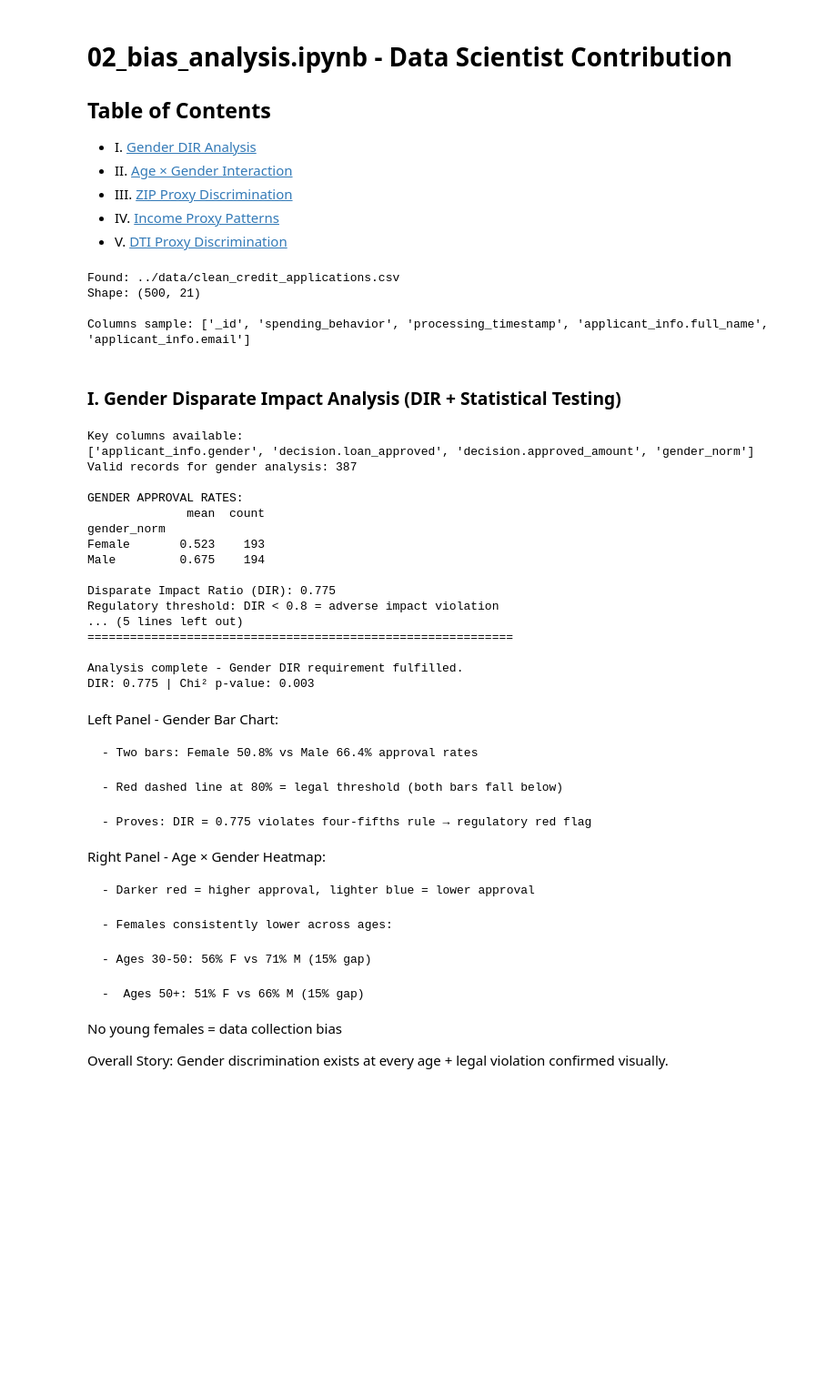
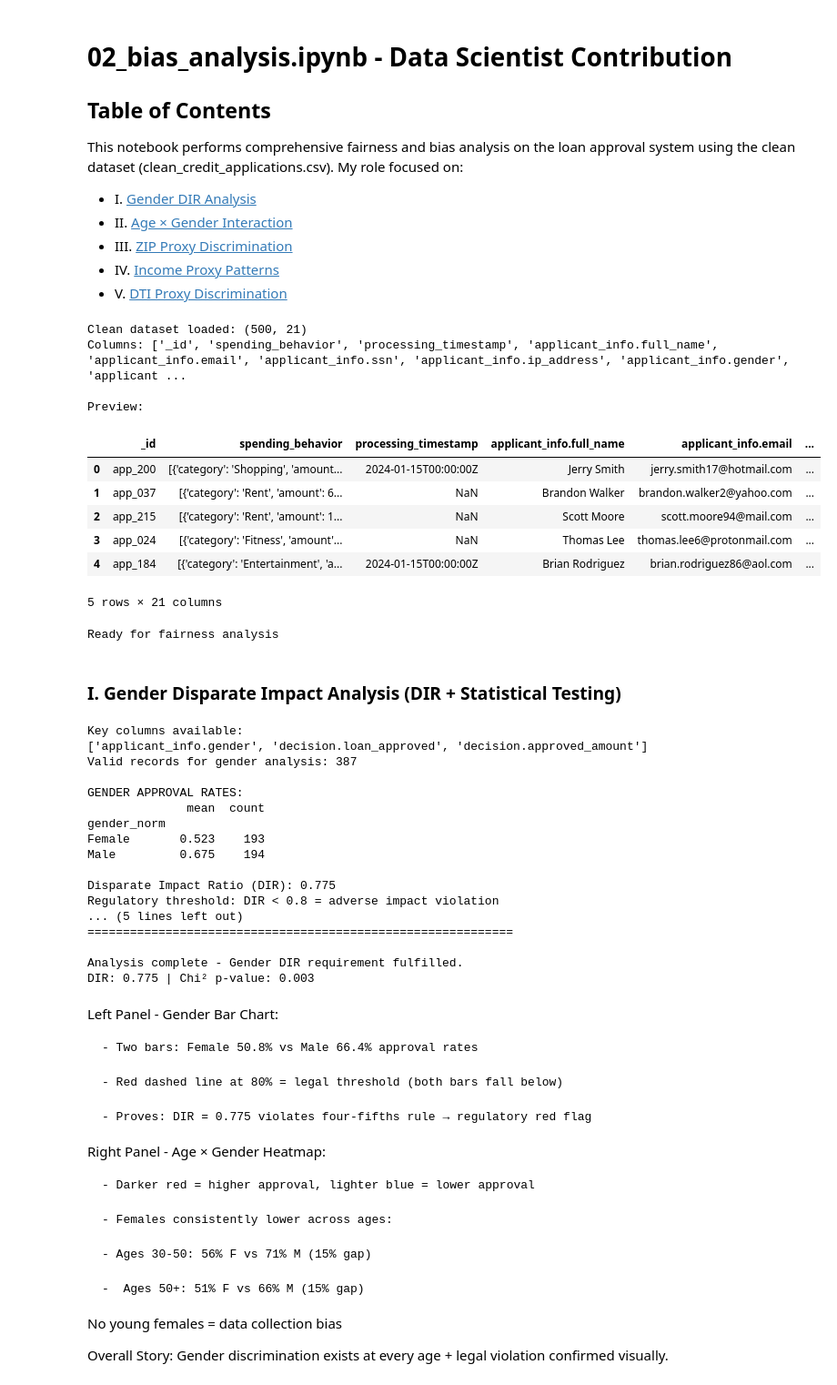
Before and after one commit to korbidietl/dego_gp_txc1, a Jupyter notebook: notebooks/02-bias-analysis.ipynb, the cells around one changed output. Shown at 91% size. Saved outputs shown, nothing was run; the diff lists cells and outputs as text; code cells hidden in the pictures; blank space fills up the shorter version.

Commit message:
Clean Dataset Loaded
Clean Dataset Loaded - Gender Issue

```diff
--- a/notebooks/02-bias-analysis.ipynb
+++ b/notebooks/02-bias-analysis.ipynb
@@ -1,6 +1,9 @@
 # %% [markdown]
 # 02_bias_analysis.ipynb - Data Scientist Contribution
 ## Table of Contents
+
+This notebook performs comprehensive fairness and bias analysis on the loan approval system using the clean dataset (clean_credit_applications.csv). My role focused on:
+
 - I. [Gender DIR Analysis](#21-gender-dir-analysis)
 - II. [Age × Gender Interaction](#22-age--gender-interaction)
 - III. [ZIP Proxy Discrimination](#23-zip-proxy-discrimination)
@@ -8,46 +11,39 @@
 - V. [DTI Proxy Discrimination](#25-dti-proxy-discrimination)
 # %%
 import pandas as pd
-import os
 from pathlib import Path
 
-# Find data files (handles common issues)
-data_dir = Path("..") / "data"
-possible_files = [
-    data_dir / "analysis_ready_credit_applications.csv",
-    data_dir / "clean_credit_applications.csv",
-    data_dir / "normalized_credit_applications.csv",
-    Path("../data/raw_credit_applications.json")  # Fallback to raw
-]
+DATA_PATH = Path("../data/clean_credit_applications.csv")
 
-csv_file = None
-for f in possible_files:
-    if f.exists():
-        csv_file = f
-        print(f"Found: {csv_file}")
-        break
+if DATA_PATH.exists():
+    df = pd.read_csv(DATA_PATH)
+    print(f"Clean dataset loaded: {df.shape}")
+    print("Columns:", list(df.columns))
+    print("\nPreview:")
+    display(df.head())
 
-if csv_file and csv_file.suffix == '.csv':
-    df = pd.read_csv(csv_file)
-elif csv_file and csv_file.suffix == '.json':
-    import json
-    with open(csv_file, 'r') as f:
-        raw_data = json.load(f)
-    df = pd.json_normalize(raw_data)
-    print("Loaded & normalized raw JSON")
+    if 'applicantinfo.gender' in df.columns:
+        print("Gender column present")
+    if 'decision.loanapproved' in df.columns:
+        print("Target column present")
+    print("Ready for fairness analysis")
+
 else:
-    print("No data found! Check paths or run engineer's code first.")
-    print("Current dir:", os.getcwd())
-    print("Files:", [p.name for p in Path(".").glob("*")])
-    raise FileNotFoundError("Data not found—run engineer's pipeline or adjust path.")
-
-print("Shape:", df.shape)
-print("\nColumns sample:", df.columns[:5].tolist())
+    print(f"File not found: {DATA_PATH.resolve()}")
+    print("Check VS Code sidebar path")
 # %% [output]
-Found: ../data/clean_credit_applications.csv
-Shape: (500, 21)
+Clean dataset loaded: (500, 21)
+Columns: ['_id', 'spending_behavior', 'processing_timestamp', 'applicant_info.full_name', 'applicant_info.email', 'applicant_info.ssn', 'applicant_info.ip_address', 'applicant_info.gender', 'applicant ...
 
-Columns sample: ['_id', 'spending_behavior', 'processing_timestamp', 'applicant_info.full_name', 'applicant_info.email']
+Preview:
+|  | _id | spending_behavior | processing_timestamp | applicant_info.full_name | applicant_info.email | ... |
+| 0 | app_200 | [{'category': 'Shopping', 'amount... | 2024-01-15T00:00:00Z | Jerry Smith | jerry.smith17@hotmail.com | ... |
+| 1 | app_037 | [{'category': 'Rent', 'amount': 6... | NaN | Brandon Walker | brandon.walker2@yahoo.com | ... |
+| 2 | app_215 | [{'category': 'Rent', 'amount': 1... | NaN | Scott Moore | scott.moore94@mail.com | ... |
+| 3 | app_024 | [{'category': 'Fitness', 'amount'... | NaN | Thomas Lee | thomas.lee6@protonmail.com | ... |
+| 4 | app_184 | [{'category': 'Entertainment', 'a... | 2024-01-15T00:00:00Z | Brian Rodriguez | brian.rodriguez86@aol.com | ... |
+5 rows × 21 columns
+Ready for fairness analysis
 # %% [markdown]
 ###   I.   Gender Disparate Impact Analysis (DIR + Statistical Testing)
 # %%
@@ -105,7 +101,7 @@ print("\nAnalysis complete - Gender DIR requirement fulfilled.")
 print(f"DIR: {dir_ratio:.3f} | Chi² p-value: {pval:.3f}")
 # %% [output]
 Key columns available:
-['applicant_info.gender', 'decision.loan_approved', 'decision.approved_amount', 'gender_norm']
+['applicant_info.gender', 'decision.loan_approved', 'decision.approved_amount']
 Valid records for gender analysis: 387
 
 GENDER APPROVAL RATES:
```
